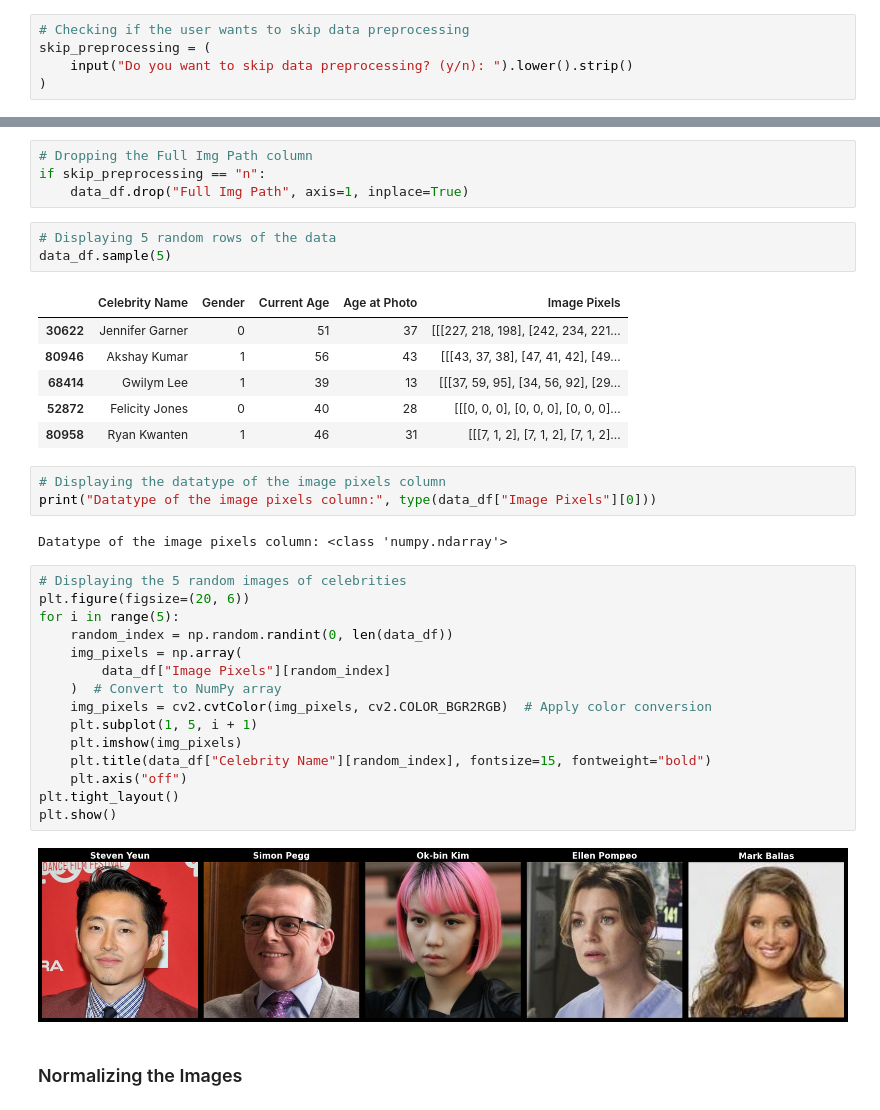
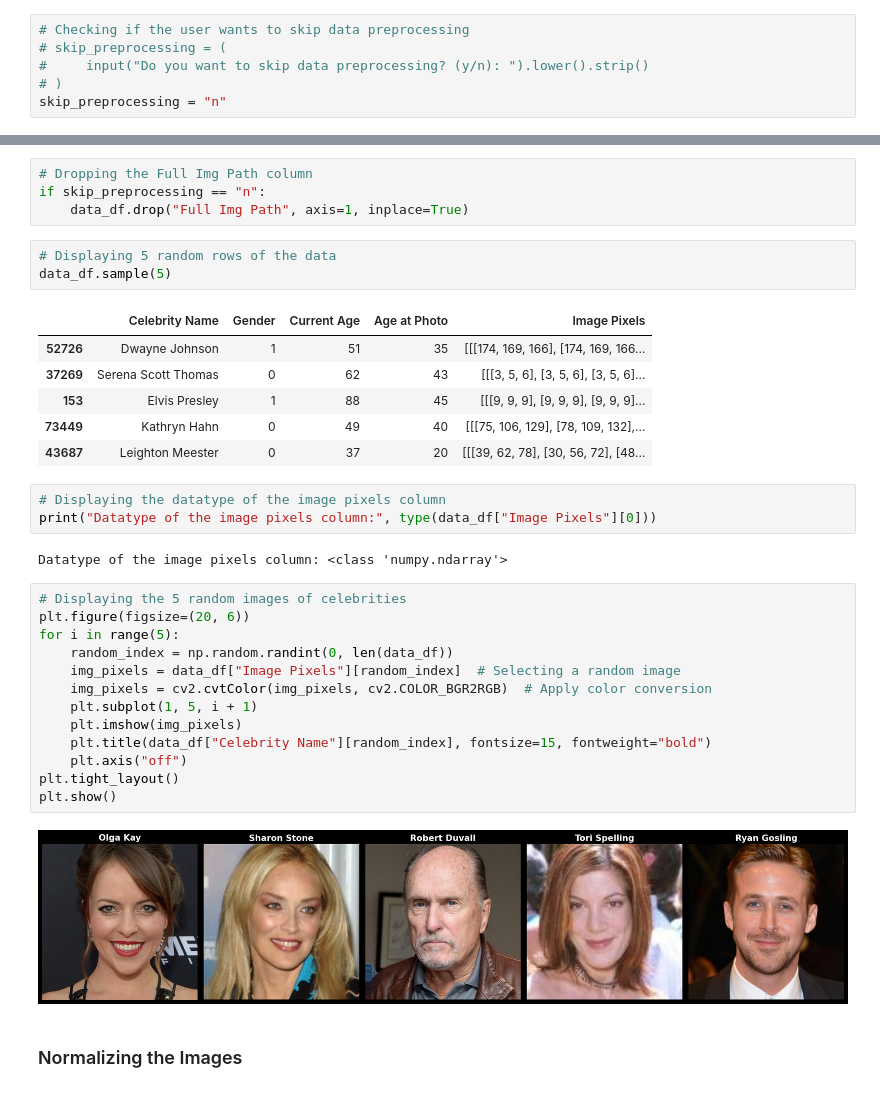
Before and after one commit to AIBabyTeaching/deep-learning-project-Momad-Y, a Jupyter notebook: Celebrity Look a Like CNN DL Project.ipynb, the cells around one changed output, grey strips where cells are left out. Saved outputs shown, nothing was run; the diff lists cells and outputs as text.

```diff
--- a/Celebrity Look a Like CNN DL Project.ipynb
+++ b/Celebrity Look a Like CNN DL Project.ipynb
@@ -482,9 +512,10 @@ plt.show()
 ## Preprocessing Data <a id='pre'></a>
 # %%
 # Checking if the user wants to skip data preprocessing
-skip_preprocessing = (
-    input("Do you want to skip data preprocessing? (y/n): ").lower().strip()
-)
+# skip_preprocessing = (
+#     input("Do you want to skip data preprocessing? (y/n): ").lower().strip()
+# )
+skip_preprocessing = "n"
 # %% [markdown]
 ### Getting Images Pixels <a id='pix'></a>
 # %%
@@ -521,11 +550,11 @@ if skip_preprocessing == "n":
 data_df.sample(5)
 # %% [output]
 |  | Celebrity Name | Gender | Current Age | Age at Photo | Image Pixels |
-| 30622 | Jennifer Garner | 0 | 51 | 37 | [[[227, 218, 198], [242, 234, 221... |
-| 80946 | Akshay Kumar | 1 | 56 | 43 | [[[43, 37, 38], [47, 41, 42], [49... |
-| 68414 | Gwilym Lee | 1 | 39 | 13 | [[[37, 59, 95], [34, 56, 92], [29... |
-| 52872 | Felicity Jones | 0 | 40 | 28 | [[[0, 0, 0], [0, 0, 0], [0, 0, 0]... |
-| 80958 | Ryan Kwanten | 1 | 46 | 31 | [[[7, 1, 2], [7, 1, 2], [7, 1, 2]... |
+| 52726 | Dwayne Johnson | 1 | 51 | 35 | [[[174, 169, 166], [174, 169, 166... |
+| 37269 | Serena Scott Thomas | 0 | 62 | 43 | [[[3, 5, 6], [3, 5, 6], [3, 5, 6]... |
+| 153 | Elvis Presley | 1 | 88 | 45 | [[[9, 9, 9], [9, 9, 9], [9, 9, 9]... |
+| 73449 | Kathryn Hahn | 0 | 49 | 40 | [[[75, 106, 129], [78, 109, 132],... |
+| 43687 | Leighton Meester | 0 | 37 | 20 | [[[39, 62, 78], [30, 56, 72], [48... |
 # %%
 # Displaying the datatype of the image pixels column
 print("Datatype of the image pixels column:", type(data_df["Image Pixels"][0]))
@@ -534,20 +563,18 @@ Datatype of the image pixels column: <class 'numpy.ndarray'>
 # %%
 # Displaying the 5 random images of celebrities
 plt.figure(figsize=(20, 6))
 for i in range(5):
     random_index = np.random.randint(0, len(data_df))
-    img_pixels = np.array(
-        data_df["Image Pixels"][random_index]
-    )  # Convert to NumPy array
+    img_pixels = data_df["Image Pixels"][random_index]  # Selecting a random image
     img_pixels = cv2.cvtColor(img_pixels, cv2.COLOR_BGR2RGB)  # Apply color conversion
     plt.subplot(1, 5, i + 1)
     plt.imshow(img_pixels)
     plt.title(data_df["Celebrity Name"][random_index], fontsize=15, fontweight="bold")
     plt.axis("off")
 plt.tight_layout()
 plt.show()
 # %% [output]
-[figure, old version]
+[figure, new version]
 # %% [markdown]
 ### Normalizing the Images <a id='norm'></a>
 # %%
```
Also changed, not shown: parts of 20 cells of this notebook.
